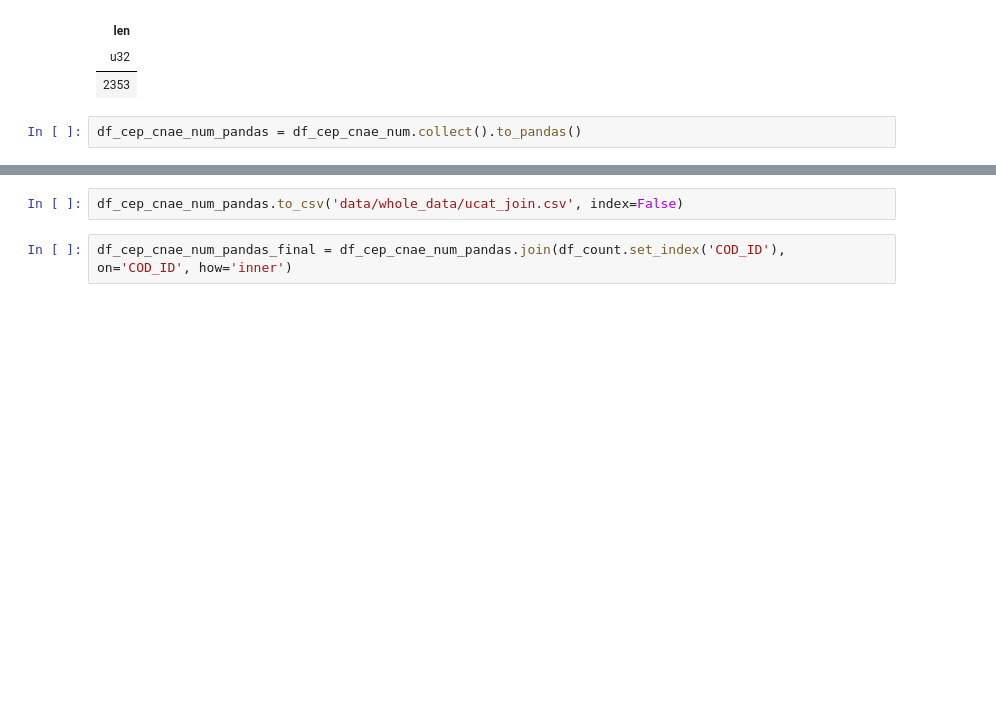
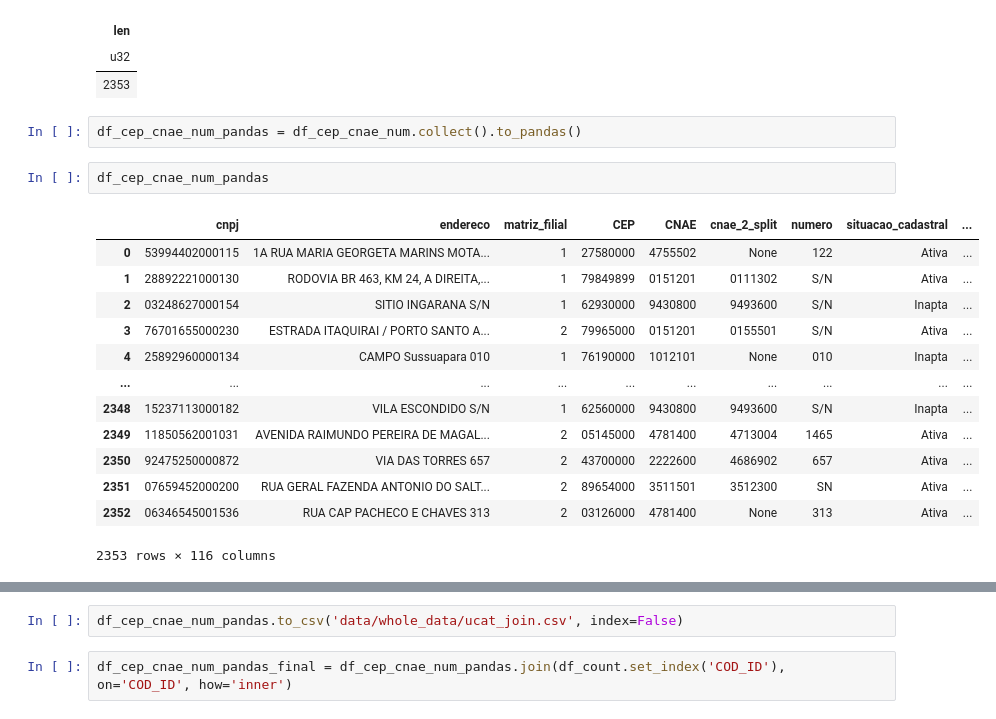
Before and after one commit to rmmaf/fh-energia, a Jupyter notebook: new_approach_whole_data.ipynb, the cells around one changed output, grey strips where cells are left out. Saved outputs shown, nothing was run; the diff lists cells and outputs as text; blank space fills up the shorter version.

```diff
--- a/new_approach_whole_data.ipynb
+++ b/new_approach_whole_data.ipynb
@@ -74,3 +83,19 @@ shape: (1, 1)
 | 2353 |
 # %%
 df_cep_cnae_num_pandas = df_cep_cnae_num.collect().to_pandas()
+# %%
+df_cep_cnae_num_pandas
+# %% [output]
+|  | cnpj | endereco | matriz_filial | CEP | CNAE | cnae_2_split | numero | situacao_cadastral | ... |
+| 0 | 53994402000115 | 1A RUA MARIA GEORGETA MARINS MOTA... | 1 | 27580000 | 4755502 | None | 122 | Ativa | ... |
+| 1 | 28892221000130 | RODOVIA BR 463, KM 24, A DIREITA,... | 1 | 79849899 | 0151201 | 0111302 | S/N | Ativa | ... |
+| 2 | 03248627000154 | SITIO INGARANA S/N | 1 | 62930000 | 9430800 | 9493600 | S/N | Inapta | ... |
+| 3 | 76701655000230 | ESTRADA ITAQUIRAI / PORTO SANTO A... | 2 | 79965000 | 0151201 | 0155501 | S/N | Ativa | ... |
+| 4 | 25892960000134 | CAMPO Sussuapara 010 | 1 | 76190000 | 1012101 | None | 010 | Inapta | ... |
+| ... | ... | ... | ... | ... | ... | ... | ... | ... | ... |
+| 2348 | 15237113000182 | VILA ESCONDIDO S/N | 1 | 62560000 | 9430800 | 9493600 | S/N | Inapta | ... |
+| 2349 | 11850562001031 | AVENIDA RAIMUNDO PEREIRA DE MAGAL... | 2 | 05145000 | 4781400 | 4713004 | 1465 | Ativa | ... |
+| 2350 | 92475250000872 | VIA DAS TORRES 657 | 2 | 43700000 | 2222600 | 4686902 | 657 | Ativa | ... |
+| 2351 | 07659452000200 | RUA GERAL FAZENDA ANTONIO DO SALT... | 2 | 89654000 | 3511501 | 3512300 | SN | Ativa | ... |
+| 2352 | 06346545001536 | RUA CAP PACHECO E CHAVES 313 | 2 | 03126000 | 4781400 | None | 313 | Ativa | ... |
+2353 rows × 116 columns
```
Also changed, not shown: parts of 5 cells of this notebook.
